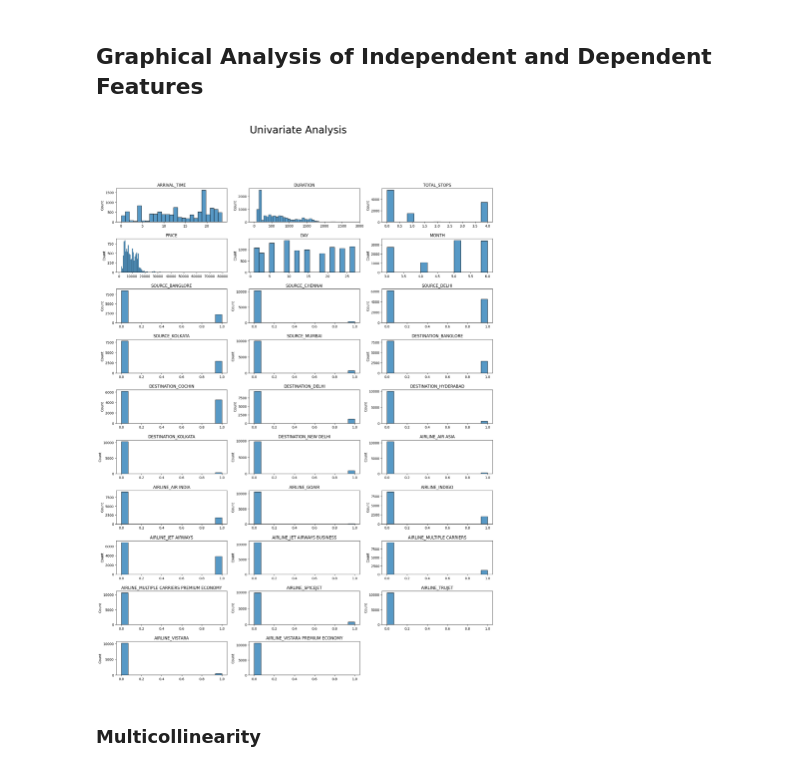
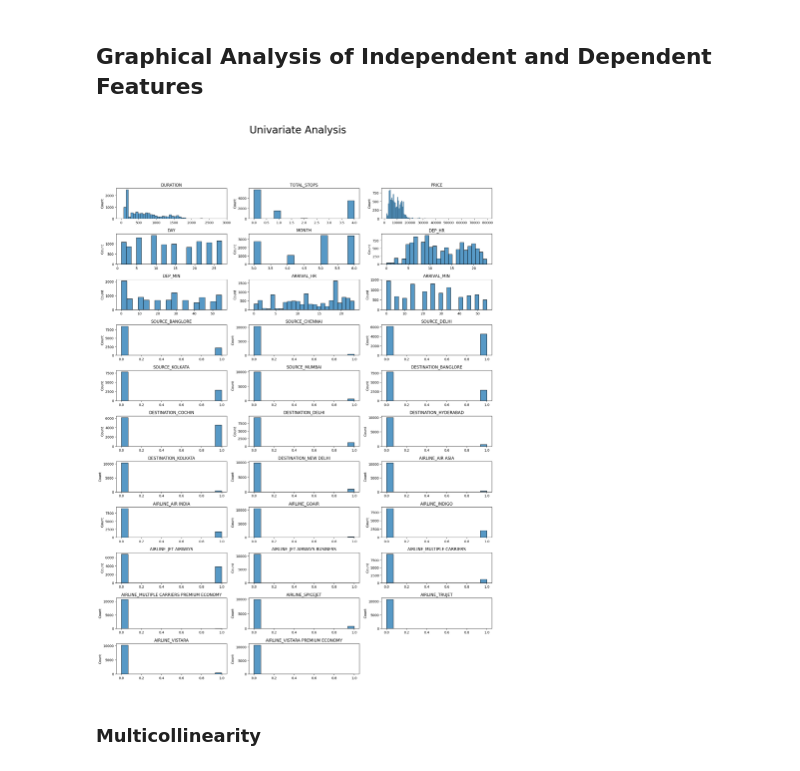
Before and after one commit to tinkuhore/flight_fare_prediction, a Jupyter notebook: Notebooks/fligght_fare_prediction.ipynb, the cells around one changed output. Drawn from its saved outputs; the diff is of its cells as text; code cells hidden in the pictures.

```diff
--- a/Notebooks/fligght_fare_prediction.ipynb
+++ b/Notebooks/fligght_fare_prediction.ipynb
@@ -9,7 +9,7 @@ import matplotlib.pyplot as plt
 # %% [markdown]
 ## data ingestion
 # %%
-train_df = pd.read_excel('archive/Data_Train.xlsx')
+train_df = pd.read_excel('/media/tinku/Education/iNEURON/ML/Projects/flight_fare_prediction/archive/Data_Train.xlsx')
 # %%
 train_df.head()
 # %% [output]
@@ -603,20 +577,20 @@ train_df_AirAsia.head()
 # %%
 plt.figure(figsize=(20, 26))
 plt.subplots_adjust(hspace=0.5)
 plt.suptitle("Univariate Analysis", fontsize=30, ha='center', va='top')
 
 # loop through the length of tickers and keep track of index
-for n, col in enumerate(train_df_case1.columns[1:]):
+for n, col in enumerate(train_df_case2.columns):
     # add a new subplot iteratively
-    ax = plt.subplot(10, 3, n + 1)
+    ax = plt.subplot(11, 3, n + 1)
 
     # filter df and plot ticker on the new subplot axis
-    sns.histplot(data=train_df_case1[col])
+    sns.histplot(data=train_df_case2[col])
     # chart formatting
     ax.set_title(col.upper())
     ax.set_xlabel("")
 # %% [output]
-[figure, old version]
+[figure, new version]
 # %% [markdown]
 ### Multicollinearity
 # %%
```
Also changed, not shown: parts of 102 cells of this notebook, 1 other file.
